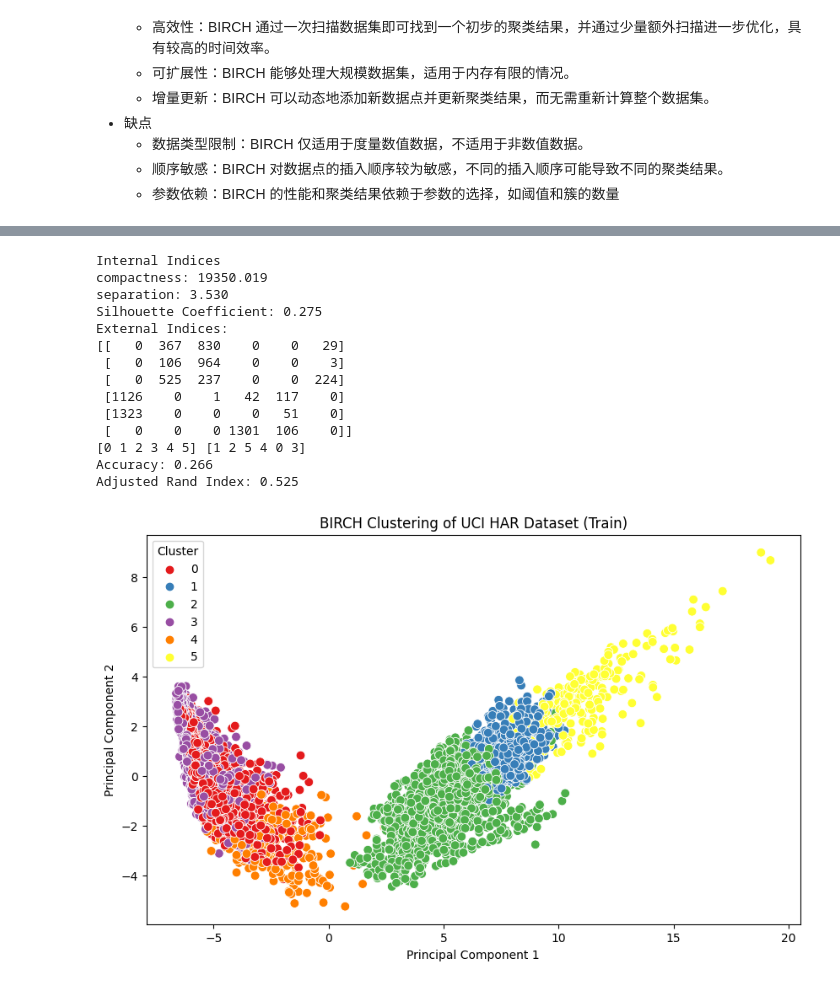
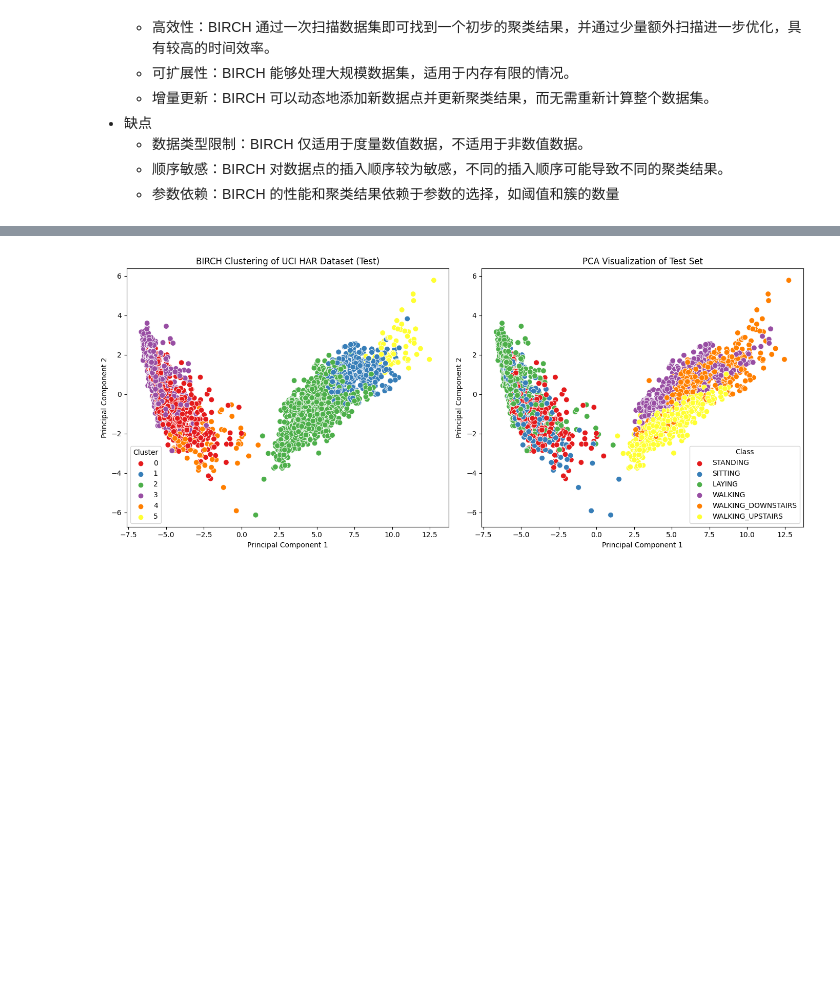
Before and after one commit to yangtx7/DataMining-Project1, a Jupyter notebook: src/Hierarchical.ipynb, the cells around one changed output, grey strips where cells are left out. Cells and saved outputs as stored; diff of their text form; code cells hidden in the pictures; blank space fills up the shorter version.

```diff
--- a/src/Hierarchical.ipynb
+++ b/src/Hierarchical.ipynb
@@ -259,11 +285,6 @@ Adjusted Rand Index: 0.513
     - 参数依赖：BIRCH 的性能和聚类结果依赖于参数的选择，如阈值和簇的数量
 # %%
 from sklearn.cluster import Birch
-
-pipeline = Pipeline([
-    ('pca', PCA()),
-    ('birch', Birch())
-])
 
 # 定义参数网格
 param_grid = {
@@ -294,17 +315,19 @@ for standard_scaler in param_grid['standard_scaler']:
                     pp = None
                 if pp:
                     X_pca = pp.fit_transform(X_train)
+                    X_pca_test = pp.transform(X_test)
                 else:
                     X_pca = X_train
+                    X_pca_test = X_test
                 model = Birch(n_clusters=6, branching_factor=branching_factor, threshold=threshold)
 
-                # 拟合模型并预测
-                start_time = time.time()
-                labels = model.fit_predict(X_pca)
-                run_times.append(time.time() - start_time)
+                # 训练集拟合模型
+                model.fit(X_pca)
+                # 测试集预测
+                labels = model.predict(X_pca_test)
 
                 # 计算 adjusted rand score
-                score = adjusted_rand_score(y_train, labels)
+                score = adjusted_rand_score(y_test, labels)
 
                 # 更新最佳参数和评分
                 if score > best_score:
@@ -319,6 +342,5 @@ for standard_scaler in param_grid['standard_scaler']:
 # 输出最佳参数和评分
 print("Best parameters found: ", best_params)
 print("Best adjusted rand score: ", best_score)
-print(f"Average run time: {np.mean(run_times):.2f} ± {np.std(run_times):.2f} seconds")
 # %% [output]
 Best parameters found:  {'standard_scaler': False, 'pca__n_components': 0.8, 'birch__threshold': 0.4, 'birch__branching_factor': 30}
@@ -327,43 +393,23 @@ Average run time: 2.76 ± 1.92 seconds
 # %%
-'''
-Best parameters:
-{
-'standard_scaler': False,
-'pca__n_components': 0.8,
-'birch__threshold': 0.4,
-'birch__branching_factor': 30
-}
-'''
-
-# 使用最佳参数进行聚类
-
-pca = PCA(0.8)
-X_train_pca = pca.fit_transform(X_train)
-best_model = Birch(n_clusters=6, branching_factor=30, threshold=0.4)
-y_pred = best_model.fit_predict(X_train_pca)
-
-compactness, separation, SC, acc, ARI = print_metrics(X_train_pca, y_pred, y_train)
-plt.figure(figsize=(10, 6))
-sns.scatterplot(x=X_train_pca[:, 0], y=X_train_pca[:, 1], hue=y_pred, palette="Set1", s=60)
-plt.title("BIRCH Clustering of UCI HAR Dataset (Train)")
+# 可视化
+plt.figure(figsize=(14, 6))
+plt.subplot(1, 2, 1)
+sns.scatterplot(x=X_pca_test[:, 0], y=X_pca_test[:, 1], hue=y_pred, palette="Set1", s=60)
+plt.title("BIRCH Clustering of UCI HAR Dataset (Test)")
 plt.xlabel("Principal Component 1")
 plt.ylabel("Principal Component 2")
 plt.legend(title='Cluster')
-plt.savefig("../result/birch_best.pdf")
+
+# 绘制训练集
+plt.subplot(1, 2, 2)
+sns.scatterplot(x=X_pca_test[:, 0], y=X_pca_test[:, 1], hue=test['activity'], palette="Set1", s=60)
+plt.title("PCA Visualization of Test Set")
+plt.xlabel("Principal Component 1")
+plt.ylabel("Principal Component 2")
+plt.legend(title="Class")
+
+plt.tight_layout()
+plt.savefig("../result/ModelResults/birch_best.png")
 plt.show()
 # %% [output]
-Internal Indices
-compactness: 19350.019
-separation: 3.530
-Silhouette Coefficient: 0.275
-External Indices:
-[[   0  367  830    0    0   29]
- [   0  106  964    0    0    3]
- [   0  525  237    0    0  224]
- [1126    0    1   42  117    0]
- [1323    0    0    0   51    0]
- [   0    0    0 1301  106    0]]
-[0 1 2 3 4 5] [1 2 5 4 0 3]
-Accuracy: 0.266
-Adjusted Rand Index: 0.525
-[figure, old version]
+[figure, new version]
```
Also changed, not shown: parts of 8 cells of this notebook, 9 other files.
